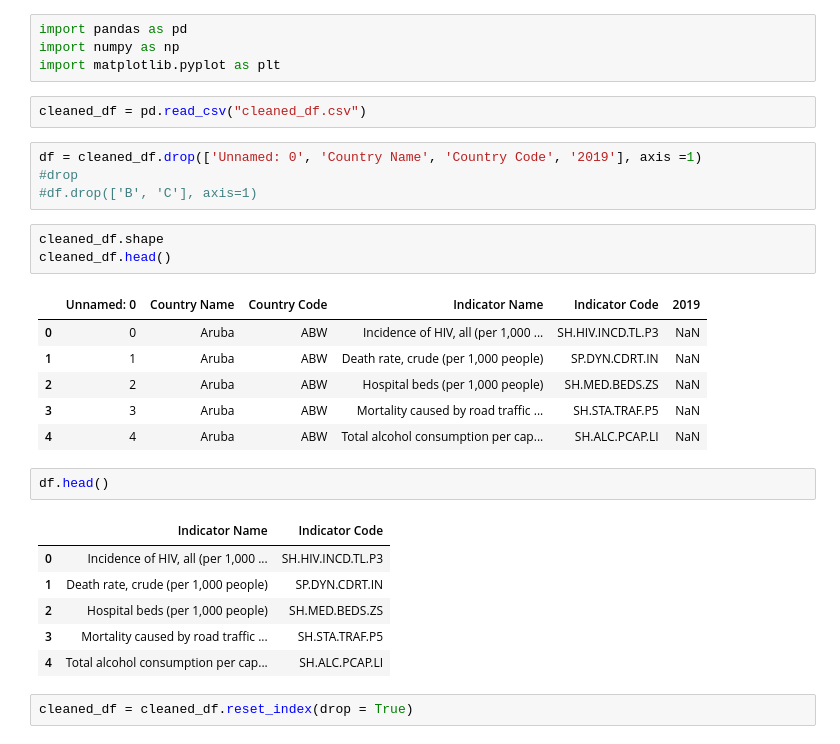
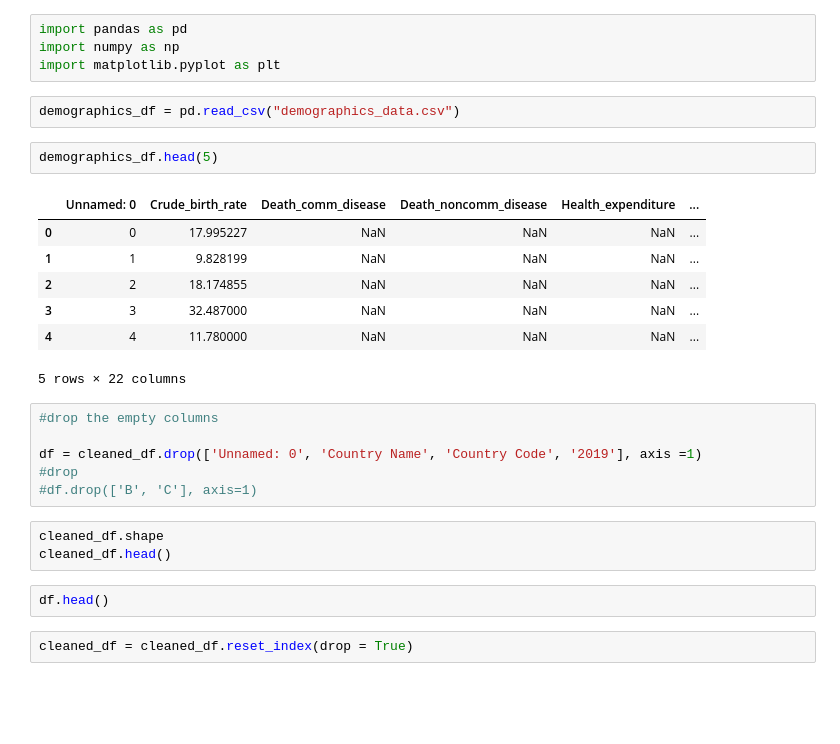
Before and after one commit to susovd/life-expectancy-project, a Jupyter notebook: 01EDA.ipynb, the cells around one changed output. Cells and saved outputs as stored; diff of their text form; blank space fills up the shorter version.

```diff
--- a/01EDA.ipynb
+++ b/01EDA.ipynb
@@ -3,30 +3,28 @@ import pandas as pd
 import numpy as np
 import matplotlib.pyplot as plt
 # %%
-cleaned_df = pd.read_csv("cleaned_df.csv")
+demographics_df = pd.read_csv("demographics_data.csv")
+# %%
+demographics_df.head(5)
+# %% [output]
+|  | Unnamed: 0 | Crude_birth_rate | Death_comm_disease | Death_noncomm_disease | Health_expenditure | ... |
+| 0 | 0 | 17.995227 | NaN | NaN | NaN | ... |
+| 1 | 1 | 9.828199 | NaN | NaN | NaN | ... |
+| 2 | 2 | 18.174855 | NaN | NaN | NaN | ... |
+| 3 | 3 | 32.487000 | NaN | NaN | NaN | ... |
+| 4 | 4 | 11.780000 | NaN | NaN | NaN | ... |
+5 rows × 22 columns
 # %%
+#drop the empty columns
+
 df = cleaned_df.drop(['Unnamed: 0', 'Country Name', 'Country Code', '2019'], axis =1)
 #drop
 #df.drop(['B', 'C'], axis=1)
 # %%
 cleaned_df.shape
 cleaned_df.head()
-# %% [output]
-|  | Unnamed: 0 | Country Name | Country Code | Indicator Name | Indicator Code | 2019 |
-| 0 | 0 | Aruba | ABW | Incidence of HIV, all (per 1,000 ... | SH.HIV.INCD.TL.P3 | NaN |
-| 1 | 1 | Aruba | ABW | Death rate, crude (per 1,000 people) | SP.DYN.CDRT.IN | NaN |
-| 2 | 2 | Aruba | ABW | Hospital beds (per 1,000 people) | SH.MED.BEDS.ZS | NaN |
-| 3 | 3 | Aruba | ABW | Mortality caused by road traffic ... | SH.STA.TRAF.P5 | NaN |
-| 4 | 4 | Aruba | ABW | Total alcohol consumption per cap... | SH.ALC.PCAP.LI | NaN |
 # %%
 df.head()
-# %% [output]
-|  | Indicator Name | Indicator Code |
-| 0 | Incidence of HIV, all (per 1,000 ... | SH.HIV.INCD.TL.P3 |
-| 1 | Death rate, crude (per 1,000 people) | SP.DYN.CDRT.IN |
-| 2 | Hospital beds (per 1,000 people) | SH.MED.BEDS.ZS |
-| 3 | Mortality caused by road traffic ... | SH.STA.TRAF.P5 |
-| 4 | Total alcohol consumption per cap... | SH.ALC.PCAP.LI |
 # %%
 cleaned_df = cleaned_df.reset_index(drop = True)
 # %%
```
Also changed, not shown: 2 other files.
